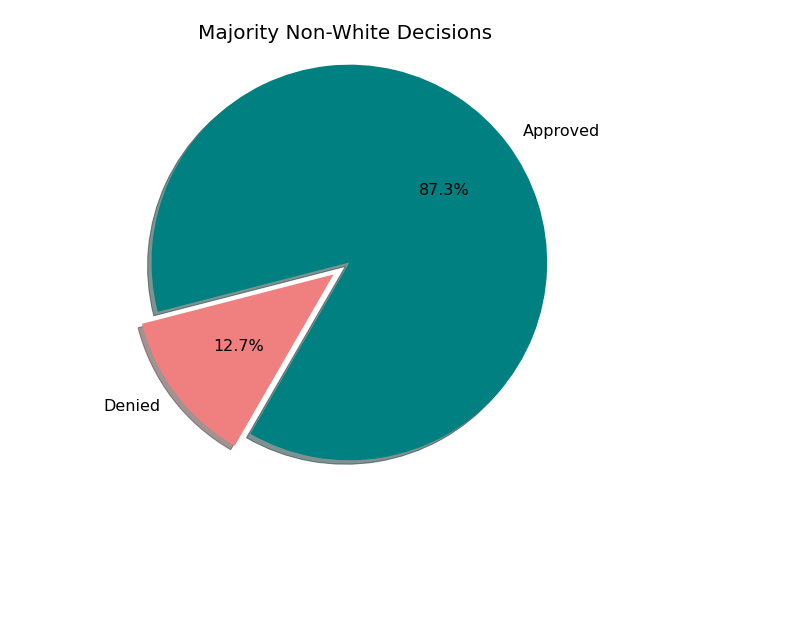
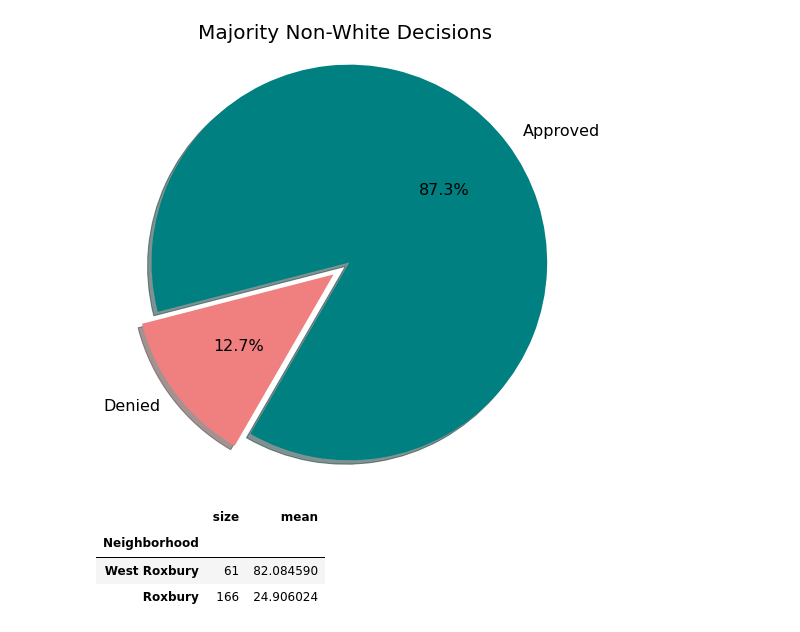
Before and after one commit to BU-Spark/CS506-Fall2020-Projects, a Jupyter notebook: bay_state_banner/deliverable_1/zba_analysis.ipynb, the cells around one changed output. Drawn from its saved outputs; the diff is of its cells as text; code cells hidden in the pictures; blank space fills up the shorter version.

```diff
--- a/bay_state_banner/deliverable_1/zba_analysis.ipynb
+++ b/bay_state_banner/deliverable_1/zba_analysis.ipynb
@@ -136,3 +94,4 @@ meetings_with_decisions
 # %%
-filtered_meetings_with_decisions = meetings_with_decisions[meetings_with_decisions['geocodes'].notna()]
-filtered_meetings_with_decisions
+if not csv_loaded:
+    filtered_meetings_with_decisions = meetings_with_decisions[meetings_with_decisions['geocodes'].notna()]
+    filtered_meetings_with_decisions
@@ -153,4 +98,5 @@ filtered_meetings_with_decisions
 # %%
-filtered_meetings_with_decisions['lat'] = filtered_meetings_with_decisions.progress_apply(lambda row: row['geocodes'].latitude, axis=1)
-filtered_meetings_with_decisions['long'] = filtered_meetings_with_decisions.progress_apply(lambda row: row['geocodes'].longitude, axis=1)
-filtered_meetings_with_decisions
+if not csv_loaded:
+    filtered_meetings_with_decisions['lat'] = filtered_meetings_with_decisions.progress_apply(lambda row: row['geocodes'].latitude, axis=1)
+    filtered_meetings_with_decisions['long'] = filtered_meetings_with_decisions.progress_apply(lambda row: row['geocodes'].longitude, axis=1)
+    filtered_meetings_with_decisions
@@ -364,3 +262,11 @@ plt.show()
 # %% [output]
 [figure]
 [figure]
+# %%
+roxbury_stats = grouped_neighs_stats[(grouped_neighs_stats.index == 'Roxbury') | (grouped_neighs_stats.index == 'West Roxbury')]
+roxbury_stats
+# %% [output]
+|  | size | mean |
+| Neighborhood |  |  |
+| West Roxbury | 61 | 82.084590 |
+| Roxbury | 166 | 24.906024 |
```
Also changed, not shown: parts of 19 cells of this notebook.
